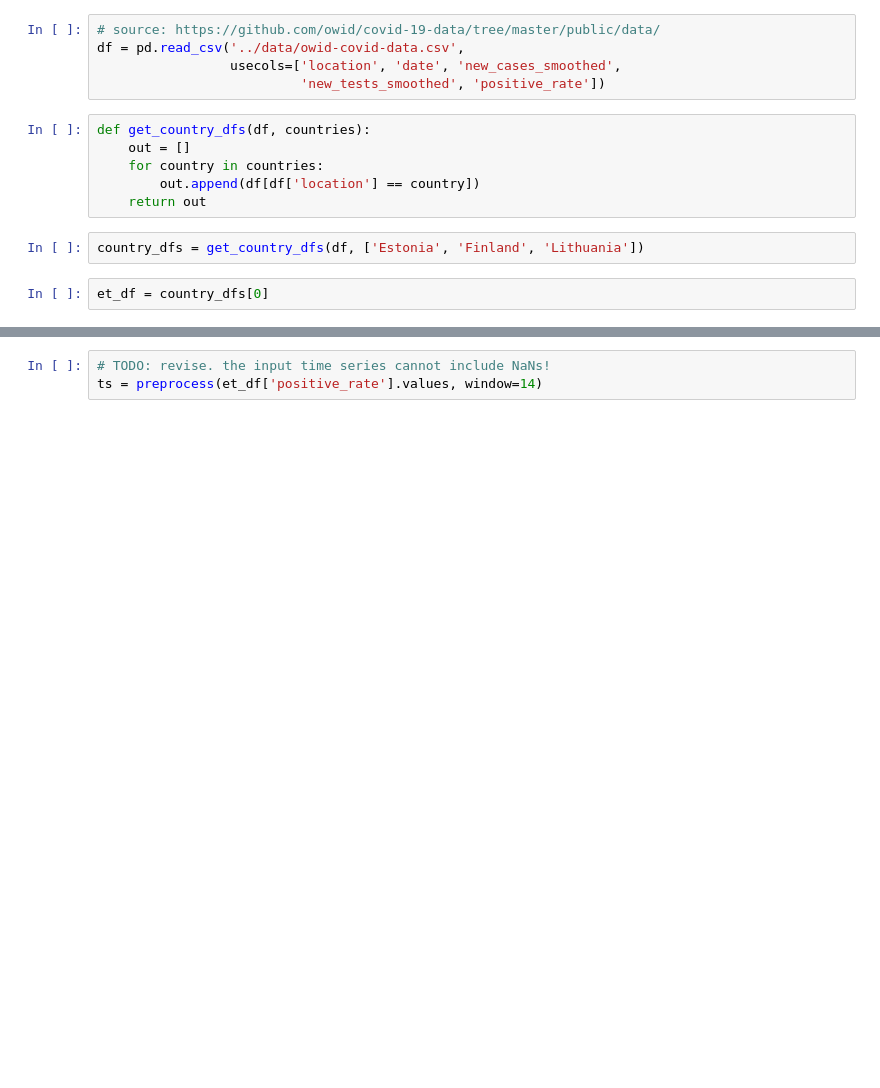
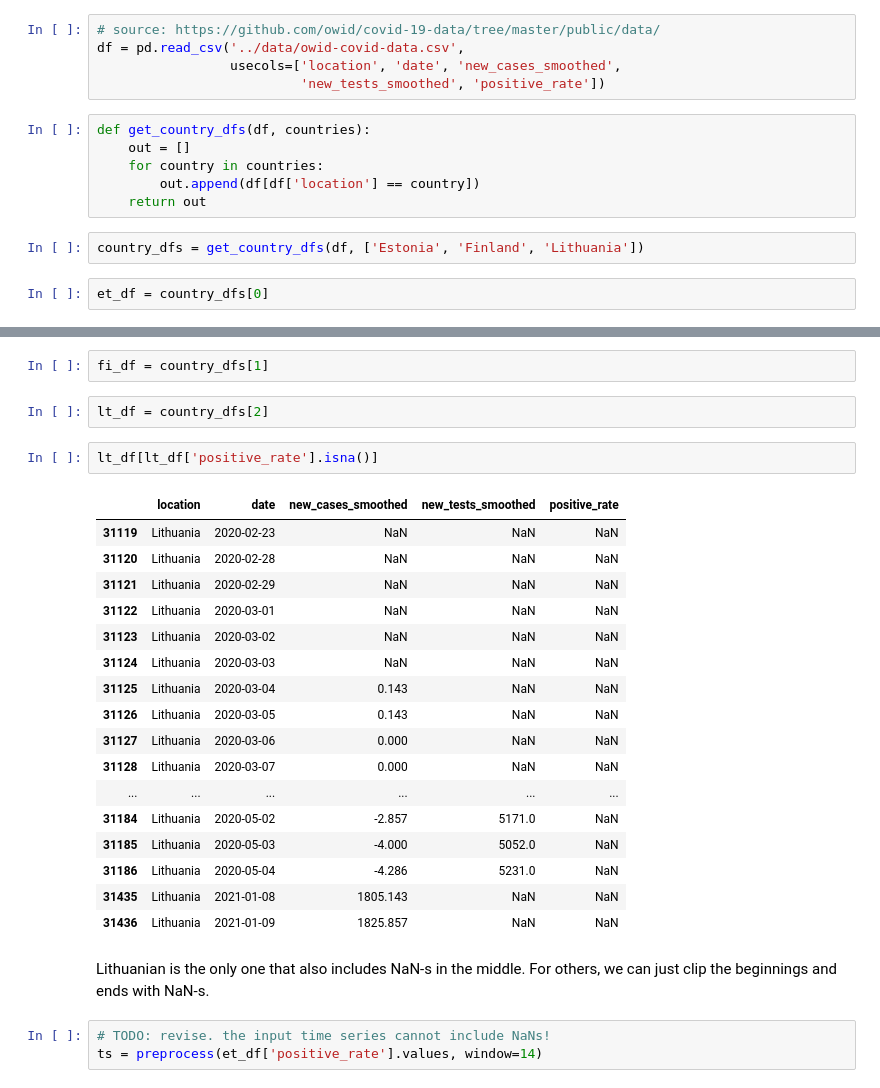
Before and after one commit to karmenkk/algo_project, a Jupyter notebook: owid_confirmed_cases_matrix_profile.ipynb, the cells around one changed output, grey strips where cells are left out. Saved outputs shown, nothing was run; the diff lists cells and outputs as text; blank space fills up the shorter version.

```diff
--- a/owid_confirmed_cases_matrix_profile.ipynb
+++ b/owid_confirmed_cases_matrix_profile.ipynb
@@ -27,3 +41,29 @@ et_df = country_dfs[0]
+# %%
+fi_df = country_dfs[1]
+# %%
+lt_df = country_dfs[2]
+# %%
+lt_df[lt_df['positive_rate'].isna()]
+# %% [output]
+|  | location | date | new_cases_smoothed | new_tests_smoothed | positive_rate |
+| 31119 | Lithuania | 2020-02-23 | NaN | NaN | NaN |
+| 31120 | Lithuania | 2020-02-28 | NaN | NaN | NaN |
+| 31121 | Lithuania | 2020-02-29 | NaN | NaN | NaN |
+| 31122 | Lithuania | 2020-03-01 | NaN | NaN | NaN |
+| 31123 | Lithuania | 2020-03-02 | NaN | NaN | NaN |
+| 31124 | Lithuania | 2020-03-03 | NaN | NaN | NaN |
+| 31125 | Lithuania | 2020-03-04 | 0.143 | NaN | NaN |
+| 31126 | Lithuania | 2020-03-05 | 0.143 | NaN | NaN |
+| 31127 | Lithuania | 2020-03-06 | 0.000 | NaN | NaN |
+| 31128 | Lithuania | 2020-03-07 | 0.000 | NaN | NaN |
+| ... | ... | ... | ... | ... | ... |
+| 31184 | Lithuania | 2020-05-02 | -2.857 | 5171.0 | NaN |
+| 31185 | Lithuania | 2020-05-03 | -4.000 | 5052.0 | NaN |
+| 31186 | Lithuania | 2020-05-04 | -4.286 | 5231.0 | NaN |
+| 31435 | Lithuania | 2021-01-08 | 1805.143 | NaN | NaN |
+| 31436 | Lithuania | 2021-01-09 | 1825.857 | NaN | NaN |
+# %% [markdown]
+Lithuanian is the only one that also includes NaN-s in the middle. For others, we can just clip the beginnings and ends with NaN-s.
 # %%
 # TODO: revise. the input time series cannot include NaNs!
 ts = preprocess(et_df['positive_rate'].values, window=14)
```
Also changed, not shown: parts of 11 cells of this notebook.
